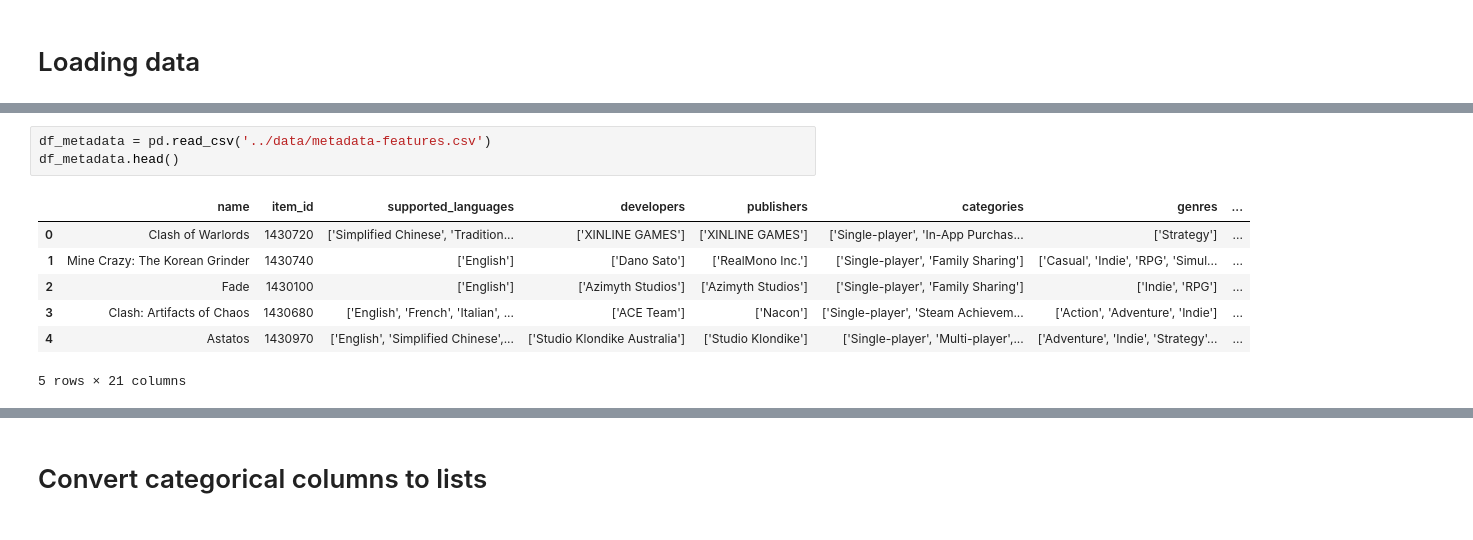
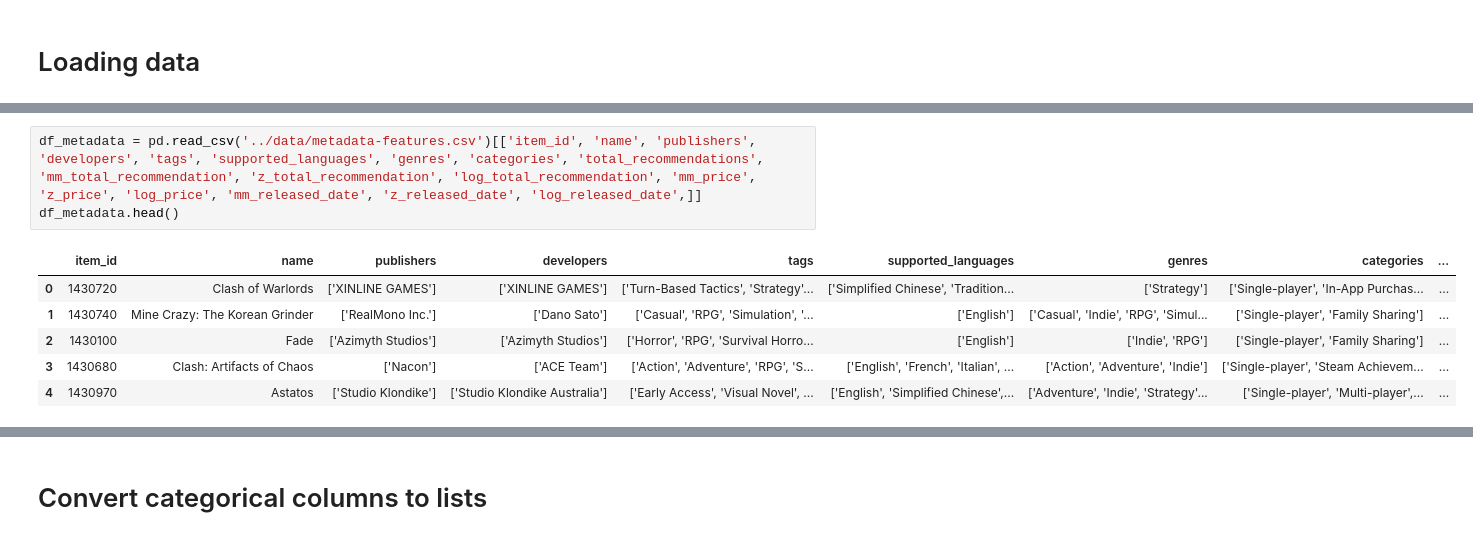
Before and after one commit to hhhieu0103/multimodal-neural-collaborative-filtering, a Jupyter notebook: notebooks/preparing_data.ipynb, the cells around one changed output, grey strips where cells are left out. Saved outputs shown, nothing was run; the diff lists cells and outputs as text.

```diff
--- a/notebooks/preparing_data.ipynb
+++ b/notebooks/preparing_data.ipynb
@@ -20,11 +20,10 @@ df_interaction.head()
 # %%
-df_metadata = pd.read_csv('../data/metadata-features.csv')
+df_metadata = pd.read_csv('../data/metadata-features.csv')[['item_id', 'name', 'publishers', 'developers', 'tags', 'supported_languages', 'genres', 'categories', 'total_recommendations', 'mm_total_recommendation', 'z_total_recommendation', 'log_total_recommendation', 'mm_price', 'z_price', 'log_price', 'mm_released_date', 'z_released_date', 'log_released_date',]]
 df_metadata.head()
 # %% [output]
-|  | name | item_id | supported_languages | developers | publishers | categories | genres | ... |
-| 0 | Clash of Warlords | 1430720 | ['Simplified Chinese', 'Tradition... | ['XINLINE GAMES'] | ['XINLINE GAMES'] | ['Single-player', 'In-App Purchas... | ['Strategy'] | ... |
-| 1 | Mine Crazy: The Korean Grinder | 1430740 | ['English'] | ['Dano Sato'] | ['RealMono Inc.'] | ['Single-player', 'Family Sharing'] | ['Casual', 'Indie', 'RPG', 'Simul... | ... |
-| 2 | Fade | 1430100 | ['English'] | ['Azimyth Studios'] | ['Azimyth Studios'] | ['Single-player', 'Family Sharing'] | ['Indie', 'RPG'] | ... |
-| 3 | Clash: Artifacts of Chaos | 1430680 | ['English', 'French', 'Italian', ... | ['ACE Team'] | ['Nacon'] | ['Single-player', 'Steam Achievem... | ['Action', 'Adventure', 'Indie'] | ... |
-| 4 | Astatos | 1430970 | ['English', 'Simplified Chinese',... | ['Studio Klondike Australia'] | ['Studio Klondike'] | ['Single-player', 'Multi-player',... | ['Adventure', 'Indie', 'Strategy'... | ... |
+|  | item_id | name | publishers | developers | tags | supported_languages | genres | categories | ... |
+| 0 | 1430720 | Clash of Warlords | ['XINLINE GAMES'] | ['XINLINE GAMES'] | ['Turn-Based Tactics', 'Strategy'... | ['Simplified Chinese', 'Tradition... | ['Strategy'] | ['Single-player', 'In-App Purchas... | ... |
+| 1 | 1430740 | Mine Crazy: The Korean Grinder | ['RealMono Inc.'] | ['Dano Sato'] | ['Casual', 'RPG', 'Simulation', '... | ['English'] | ['Casual', 'Indie', 'RPG', 'Simul... | ['Single-player', 'Family Sharing'] | ... |
+| 2 | 1430100 | Fade | ['Azimyth Studios'] | ['Azimyth Studios'] | ['Horror', 'RPG', 'Survival Horro... | ['English'] | ['Indie', 'RPG'] | ['Single-player', 'Family Sharing'] | ... |
+| 3 | 1430680 | Clash: Artifacts of Chaos | ['Nacon'] | ['ACE Team'] | ['Action', 'Adventure', 'RPG', 'S... | ['English', 'French', 'Italian', ... | ['Action', 'Adventure', 'Indie'] | ['Single-player', 'Steam Achievem... | ... |
+| 4 | 1430970 | Astatos | ['Studio Klondike'] | ['Studio Klondike Australia'] | ['Early Access', 'Visual Novel', ... | ['English', 'Simplified Chinese',... | ['Adventure', 'Indie', 'Strategy'... | ['Single-player', 'Multi-player',... | ... |
-5 rows × 21 columns
```
Also changed, not shown: parts of 6 cells of this notebook.
